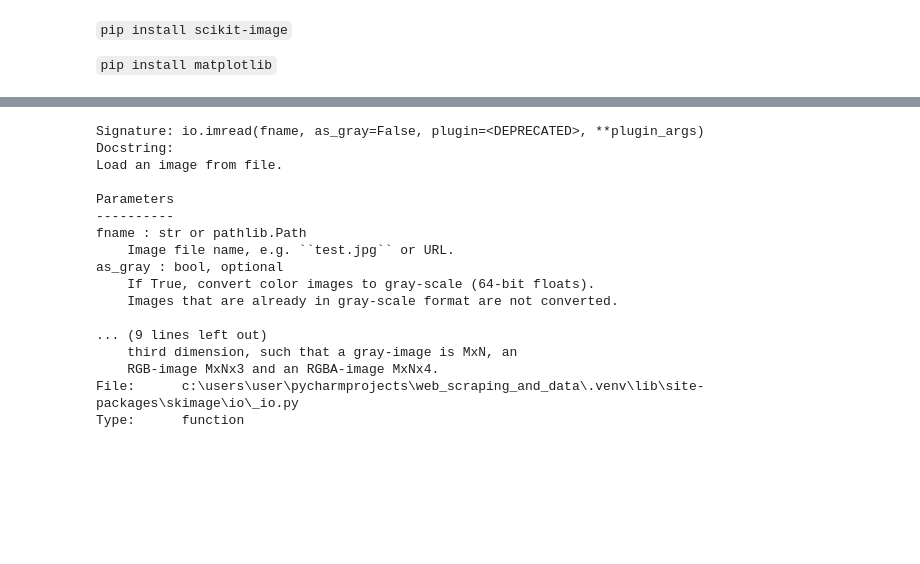
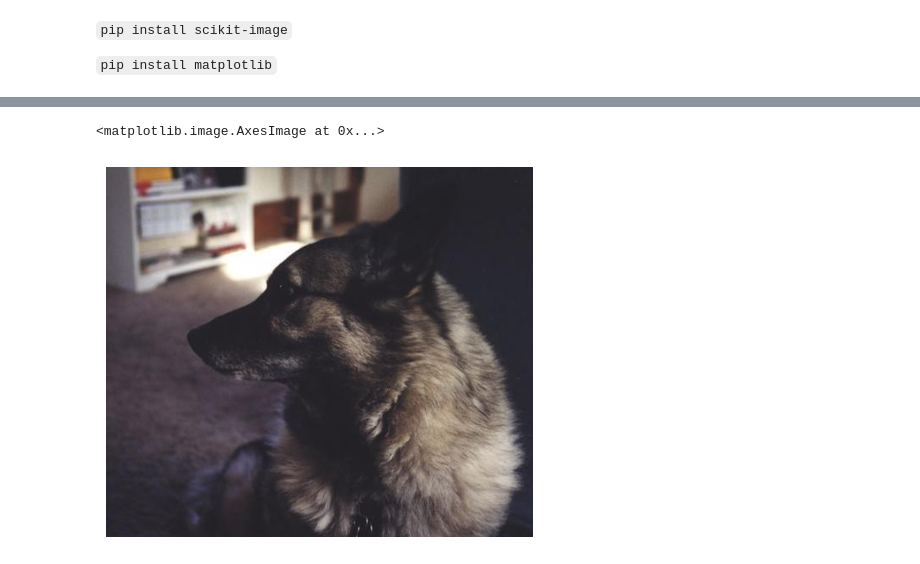
Before and after one commit to jgrynczewski/web_scraping_and_data, a Jupyter notebook: 04_api/cwiczenie2.ipynb, the cells around one changed output, grey strips where cells are left out. Cells and saved outputs as stored; diff of their text form; code cells hidden in the pictures; blank space fills up the shorter version.

```diff
--- a/04_api/cwiczenie2.ipynb
+++ b/04_api/cwiczenie2.ipynb
@@ -54,20 +64,8 @@ URLError: <urlopen error [SSL: CERTIFICATE_VERIFY_FAILED] certificate verify fai
-# %%
-io.imread?
-# %% [output]
-Signature: io.imread(fname, as_gray=False, plugin=<DEPRECATED>, **plugin_args)
-Docstring:
-Load an image from file.
-
-Parameters
-----------
-fname : str or pathlib.Path
-    Image file name, e.g. ``test.jpg`` or URL.
-as_gray : bool, optional
-    If True, convert color images to gray-scale (64-bit floats).
-    Images that are already in gray-scale format are not converted.
-
-... (9 lines left out)
-    third dimension, such that a gray-image is MxN, an
-    RGB-image MxNx3 and an RGBA-image MxNx4.
-File:      c:\users\user\pycharmprojects\web_scraping_and_data\.venv\lib\site-packages\skimage\io\_io.py
-Type:      function
+# %%
+import matplotlib.pyplot as plt
+
+plt.axis("off")
+plt.imshow(image)
+# %% [output]
+<matplotlib.image.AxesImage at 0x...>
+[figure, added]
```
Also changed, not shown: parts of 8 cells of this notebook, 3 other files.
